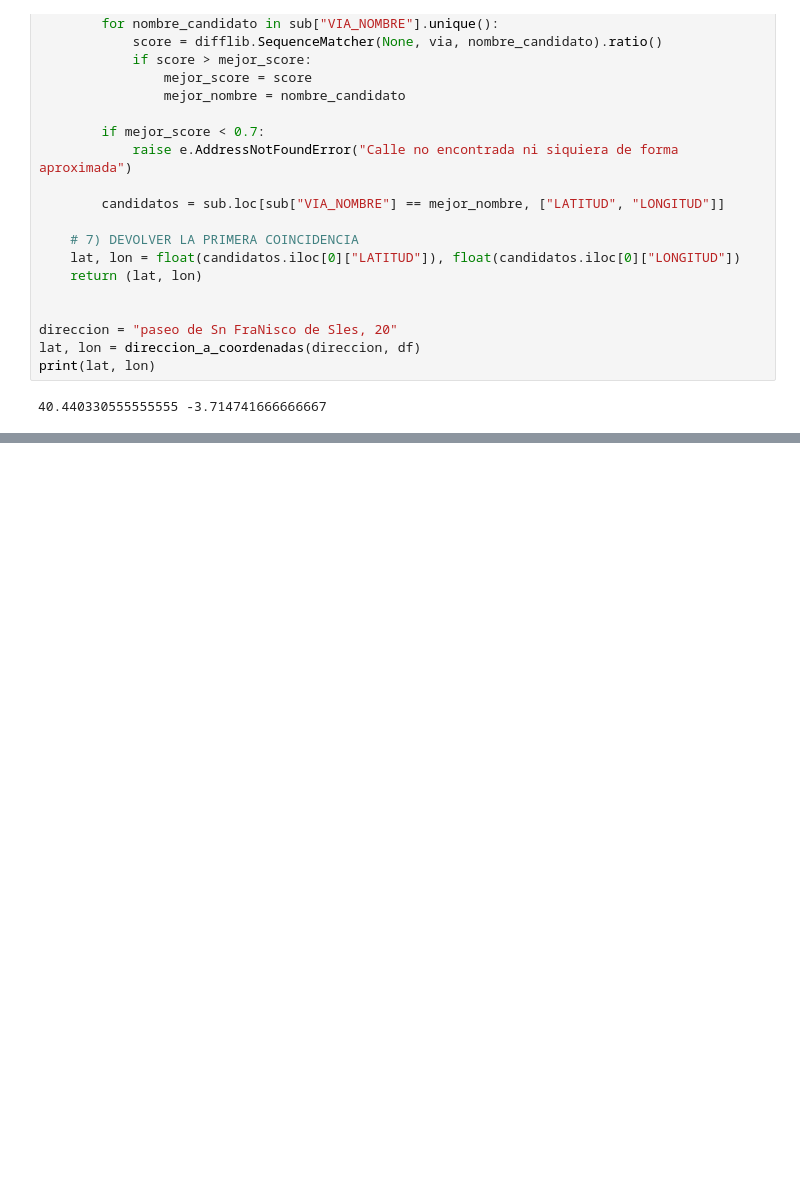
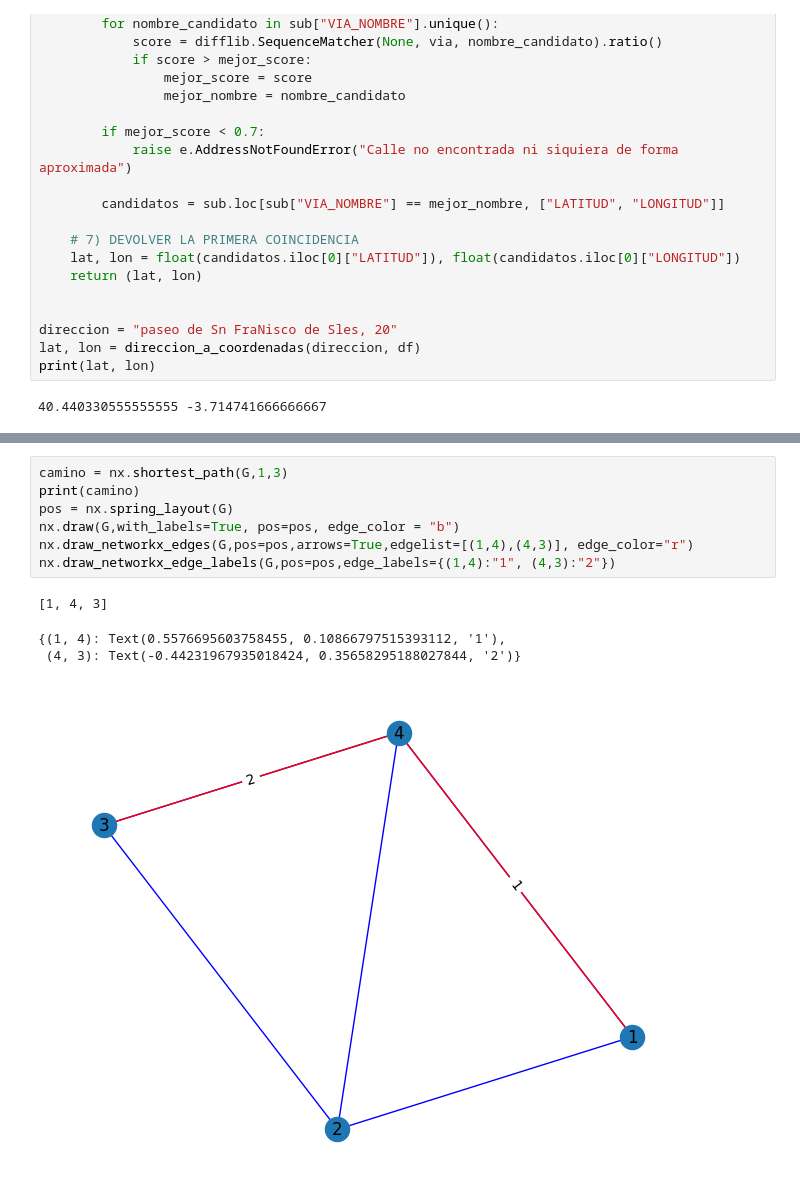
Before and after one commit to javmartineez/StreetWise, a Jupyter notebook: prueba.ipynb, the cells around one changed output, grey strips where cells are left out. Cells and saved outputs as stored; diff of their text form; blank space fills up the shorter version.

```diff
--- a/prueba.ipynb
+++ b/prueba.ipynb
@@ -194,0 +282,12 @@ print(lat, lon)
+# %%
+camino = nx.shortest_path(G,1,3)
+print(camino)
+pos = nx.spring_layout(G)
+nx.draw(G,with_labels=True, pos=pos, edge_color = "b")
+nx.draw_networkx_edges(G,pos=pos,arrows=True,edgelist=[(1,4),(4,3)], edge_color="r")
+nx.draw_networkx_edge_labels(G,pos=pos,edge_labels={(1,4):"1", (4,3):"2"})
+# %% [output]
+[1, 4, 3]
+{(1, 4): Text(0.5576695603758455, 0.10866797515393112, '1'),
+ (4, 3): Text(-0.44231967935018424, 0.35658295188027844, '2')}
+[figure, added]
```
Also changed, not shown: parts of 14 cells of this notebook, 1 other file.
